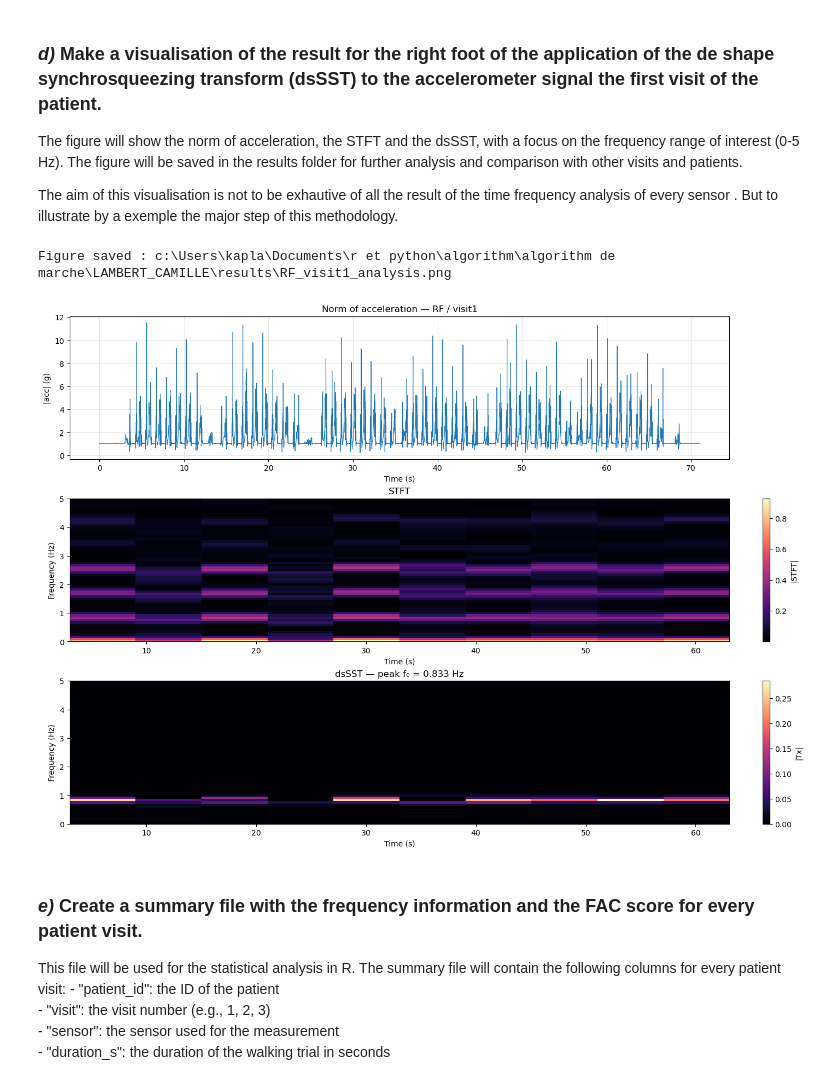
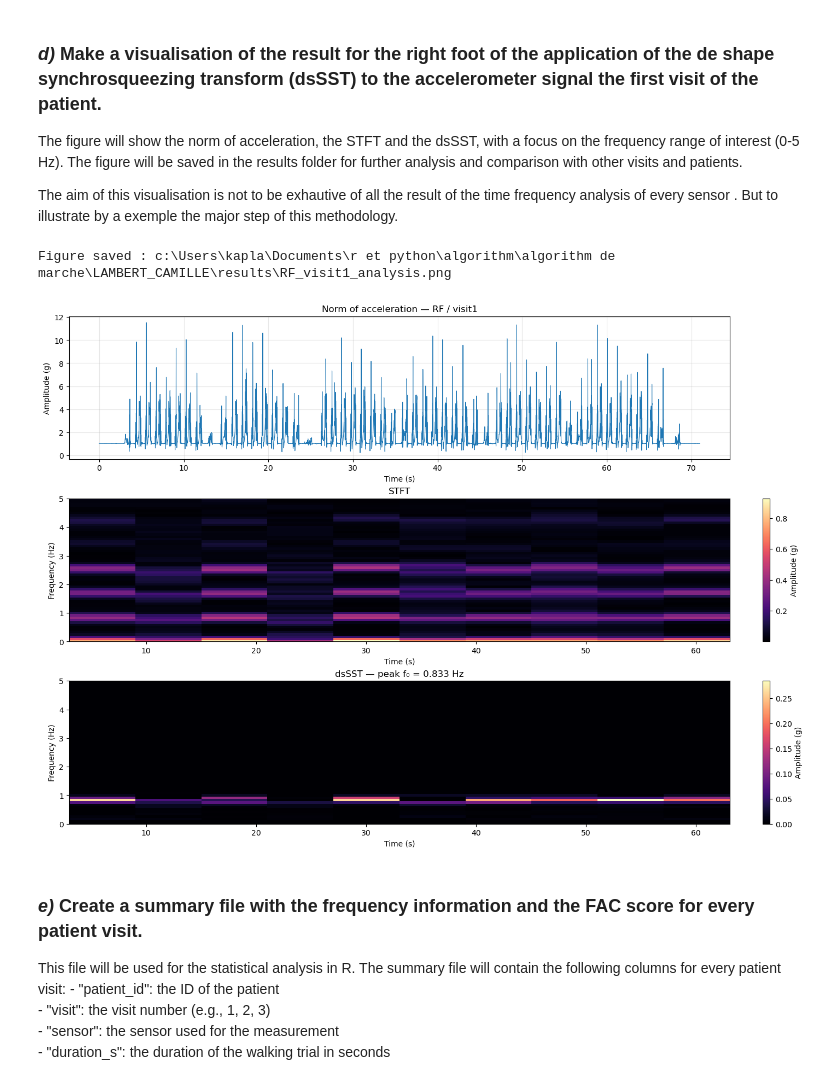
Before and after one commit to lambertwcamille-source/LAMBERT_CAMILLE, a Jupyter notebook: python_Movement_analysis_project/notebook/notebook_Movement_analysis_project.ipynb, the cells around one changed output. Saved outputs shown, nothing was run; the diff lists cells and outputs as text; code cells hidden in the pictures.

```diff
--- a/python_Movement_analysis_project/notebook/notebook_Movement_analysis_project.ipynb
+++ b/python_Movement_analysis_project/notebook/notebook_Movement_analysis_project.ipynb
@@ -273,7 +273,7 @@ fig, axes = plt.subplots(3, 1, figsize=(14, 10), constrained_layout=True)
 axes[0].plot(t, norm, color='tab:blue', linewidth=0.8)
 axes[0].set_title("Norm of acceleration — RF / visit1")
 axes[0].set_xlabel("Time (s)")
-axes[0].set_ylabel("|acc| (g)")
+axes[0].set_ylabel("Amplitude (g)")
 axes[0].grid(alpha=0.3)
 
 # ---- Subplot 2 : STFT (V_Zxx) ----
@@ -284,36 +284,36 @@ V_f   = analysis["V_f"]
 img1 = axes[1].pcolormesh(
     V_t, V_f, np.abs(V_Zxx),                        # the amplitude of STFT is used in the visualization
     shading='auto', cmap='magma'
     )
 axes[1].set_title("STFT")
 axes[1].set_xlabel("Time (s)")
 axes[1].set_ylabel("Frequency (Hz)")
 axes[1].set_ylim(0, 5)                              # focusing on the physiologically relevant frequency  (0-5 Hz)
-fig.colorbar(img1, ax=axes[1], label="|STFT|")
+fig.colorbar(img1, ax=axes[1], label="Amplitude (g)")
 
 # ---- Subplot 3 : dsSST (Tx) ----
 Tx        = analysis["Tx"]
 freq_axis = analysis["freq_axis"]
 
 img2 = axes[2].pcolormesh(
     V_t, freq_axis, np.abs(Tx),                        # the amplitude of dsSST is used in the visualization
     shading='auto', cmap='magma'
     )
 axes[2].set_title(f"dsSST — peak f₀ = {rec_target['peak_frequency_hz']:.3f} Hz")
 axes[2].set_xlabel("Time (s)")
 axes[2].set_ylabel("Frequency (Hz)")
 axes[2].set_ylim(0, 5)                              # focusing on the physiologically relevant frequency  (0-5 Hz)
-fig.colorbar(img2, ax=axes[2], label="|Tx|")
+fig.colorbar(img2, ax=axes[2], label="Amplitude (g)")
 
 # Optionally : save the figure
 save_path = Path(results_dir) / "RF_visit1_analysis.png"
 fig.savefig(save_path, dpi=150, bbox_inches='tight')
 print(f"Figure saved : {save_path}")
 
 plt.show()
 # %% [output]
 Figure saved : c:\Users\kapla\Documents\r et python\algorithm\algorithm de marche\LAMBERT_CAMILLE\results\RF_visit1_analysis.png
-[figure, old version]
+[figure, new version]
 # %% [markdown]
 ### *e)* Create a summary file with the frequency information and the FAC score for every patient visit.
 This file will be used for the statistical analysis in R. The summary file will contain the following columns for every patient visit:
```
Also changed, not shown: parts of 5 cells of this notebook, 13 other files.
